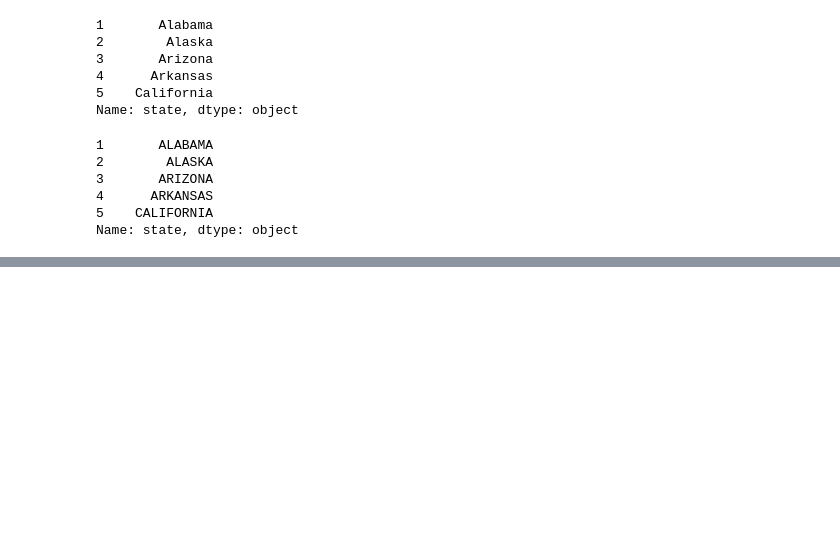
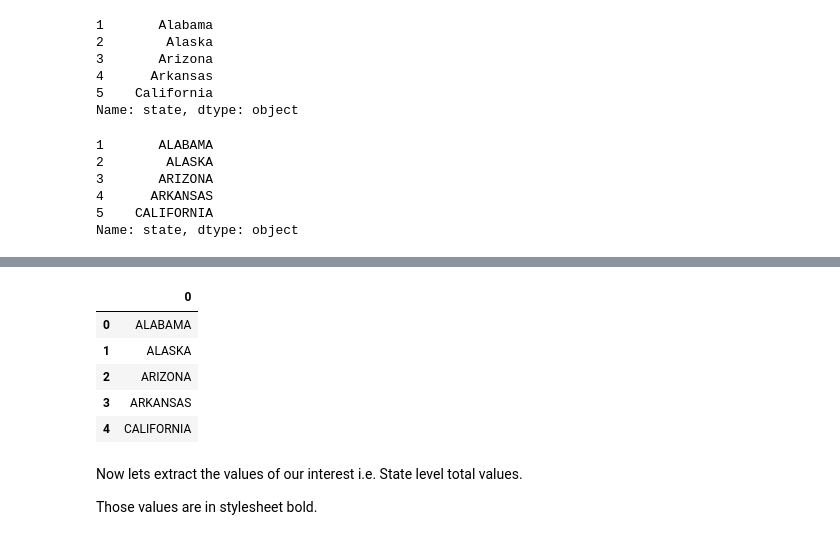
Before and after one commit to ninadcpa/DSC540, a Jupyter notebook: Final_Project.ipynb, the cells around one changed output, grey strips where cells are left out. Saved outputs shown, nothing was run; the diff lists cells and outputs as text; code cells hidden in the pictures; blank space fills up the shorter version.

```diff
--- a/Final_Project.ipynb
+++ b/Final_Project.ipynb
@@ -330,0 +363,2 @@ Name: state, dtype: object
+# %%
+soup = BeautifulSoup(respTxt)
@@ -330,0 +367,2 @@ Name: state, dtype: object
+# %%
+data_table = soup.find("table", {"class": "data"})
@@ -330,0 +453,4 @@ Name: state, dtype: object
+# %%
+b_list = data_table.tbody.findAll('b')
+state_list = list(map(lambda x: x.text,b_list))
+state_list[:10]
@@ -330,0 +470,4 @@ Name: state, dtype: object
+# %%
+invalid_vals = {'',' ','State Total','Total','1','2','3','4','5','6','7','8','9','0'}
+state_names = [ele for ele in state_list if ele not in invalid_vals]
+state_names
@@ -330,0 +492,14 @@ Name: state, dtype: object
+# %%
+state_df = pd.DataFrame(state_names)
+state_df.head()
+# %% [output]
+|  | 0 |
+| 0 | ALABAMA |
+| 1 | ALASKA |
+| 2 | ARIZONA |
+| 3 | ARKANSAS |
+| 4 | CALIFORNIA |
+# %% [markdown]
+Now lets extract the values of our interest i.e. State level total values.
+
+Those values are in stylesheet bold.
```
Also changed, not shown: parts of 29 cells of this notebook.
